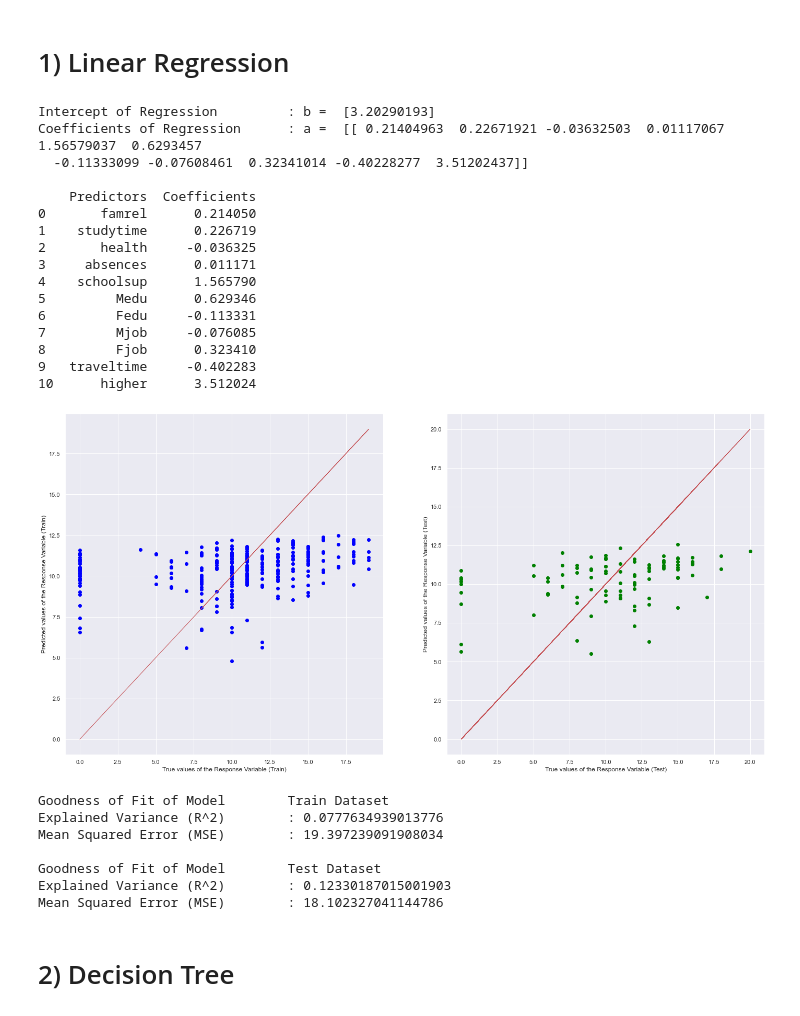
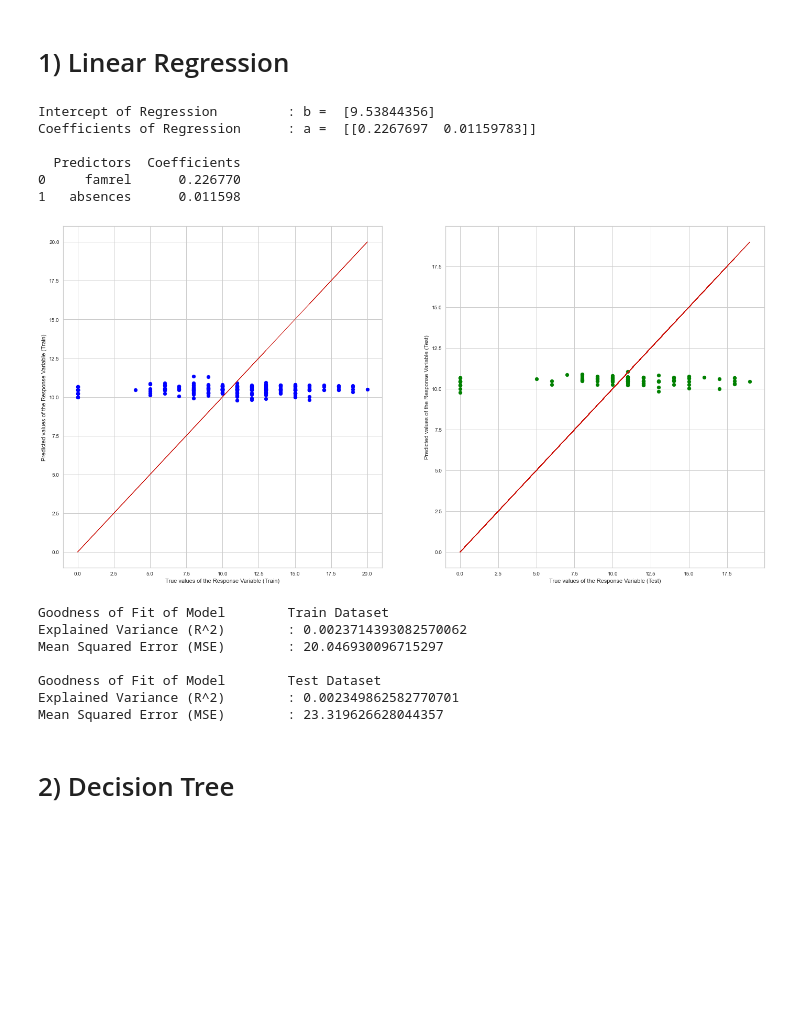
Before and after one commit to Heng-Zi-Hui/DSAI-Mini-Project, a Jupyter notebook: DSAI_Project/MainProject.ipynb, the cells around one changed output. Saved outputs shown, nothing was run; the diff lists cells and outputs as text; code cells hidden in the pictures; blank space fills up the shorter version.

```diff
--- a/DSAI_Project/MainProject.ipynb
+++ b/DSAI_Project/MainProject.ipynb
@@ -650,6 +650,7 @@ from sklearn.metrics import mean_squared_error
 response= ["G3"]
 #predictors = ["famrel","studytime","health"]
 predictors = ["famrel","studytime","health","absences","schoolsup","Medu","Fedu","Mjob","Fjob","traveltime","higher"]
+predictors = ["famrel","absences"]
 
 y = pd.DataFrame(mainData[response])
 X = pd.DataFrame(mainData[predictors])
@@ -672,56 +673,46 @@ print()
 
 # Predict Response corresponding to Predictors
 y_train_pred = linreg.predict(X_train)
 y_test_pred = linreg.predict(X_test)
 
 # Plot the Predictions vs the True values
 f, axes = plt.subplots(1, 2, figsize=(24, 12))
 axes[0].scatter(y_train, y_train_pred, color = "blue")
 axes[0].plot(y_train.to_numpy(), y_train.to_numpy(), 'r-', linewidth = 1)
 axes[0].set_xlabel("True values of the Response Variable (Train)")
 axes[0].set_ylabel("Predicted values of the Response Variable (Train)")
 axes[1].scatter(y_test, y_test_pred, color = "green")
 axes[1].plot(y_test.to_numpy(), y_test.to_numpy(), 'r-', linewidth = 1)
 axes[1].set_xlabel("True values of the Response Variable (Test)")
 axes[1].set_ylabel("Predicted values of the Response Variable (Test)")
 plt.show()
 
 # Check the Goodness of Fit (on Train Data)
 print("Goodness of Fit of Model \tTrain Dataset")
 print("Explained Variance (R^2) \t:", linreg.score(X_train, y_train))
 print("Mean Squared Error (MSE) \t:", mean_squared_error(y_train, y_train_pred))
 print()
 
 # Check the Goodness of Fit (on Test Data)
 print("Goodness of Fit of Model \tTest Dataset")
 print("Explained Variance (R^2) \t:", linreg.score(X_test, y_test))
 print("Mean Squared Error (MSE) \t:", mean_squared_error(y_test, y_test_pred))
 print()
 # %% [output]
-Intercept of Regression         : b =  [3.20290193]
-Coefficients of Regression      : a =  [[ 0.21404963  0.22671921 -0.03632503  0.01117067  1.56579037  0.6293457
-  -0.11333099 -0.07608461  0.32341014 -0.40228277  3.51202437]]
+Intercept of Regression         : b =  [9.53844356]
+Coefficients of Regression      : a =  [[0.2267697  0.01159783]]
 
-    Predictors  Coefficients
-0       famrel      0.214050
-1    studytime      0.226719
-2       health     -0.036325
-3     absences      0.011171
-4    schoolsup      1.565790
-5         Medu      0.629346
-6         Fedu     -0.113331
-7         Mjob     -0.076085
-8         Fjob      0.323410
-9   traveltime     -0.402283
-10      higher      3.512024
+  Predictors  Coefficients
+0     famrel      0.226770
+1   absences      0.011598
-[figure, old version]
+[figure, new version]
 Goodness of Fit of Model        Train Dataset
-Explained Variance (R^2)        : 0.0777634939013776
-Mean Squared Error (MSE)        : 19.397239091908034
+Explained Variance (R^2)        : 0.0023714393082570062
+Mean Squared Error (MSE)        : 20.046930096715297
 
 Goodness of Fit of Model        Test Dataset
-Explained Variance (R^2)        : 0.12330187015001903
-Mean Squared Error (MSE)        : 18.102327041144786
+Explained Variance (R^2)        : 0.002349862582770701
+Mean Squared Error (MSE)        : 23.319626628044357
 # %% [markdown]
 # 2) Decision Tree
 # %%
```
Also changed, not shown: parts of 14 cells of this notebook, 1 other file.
